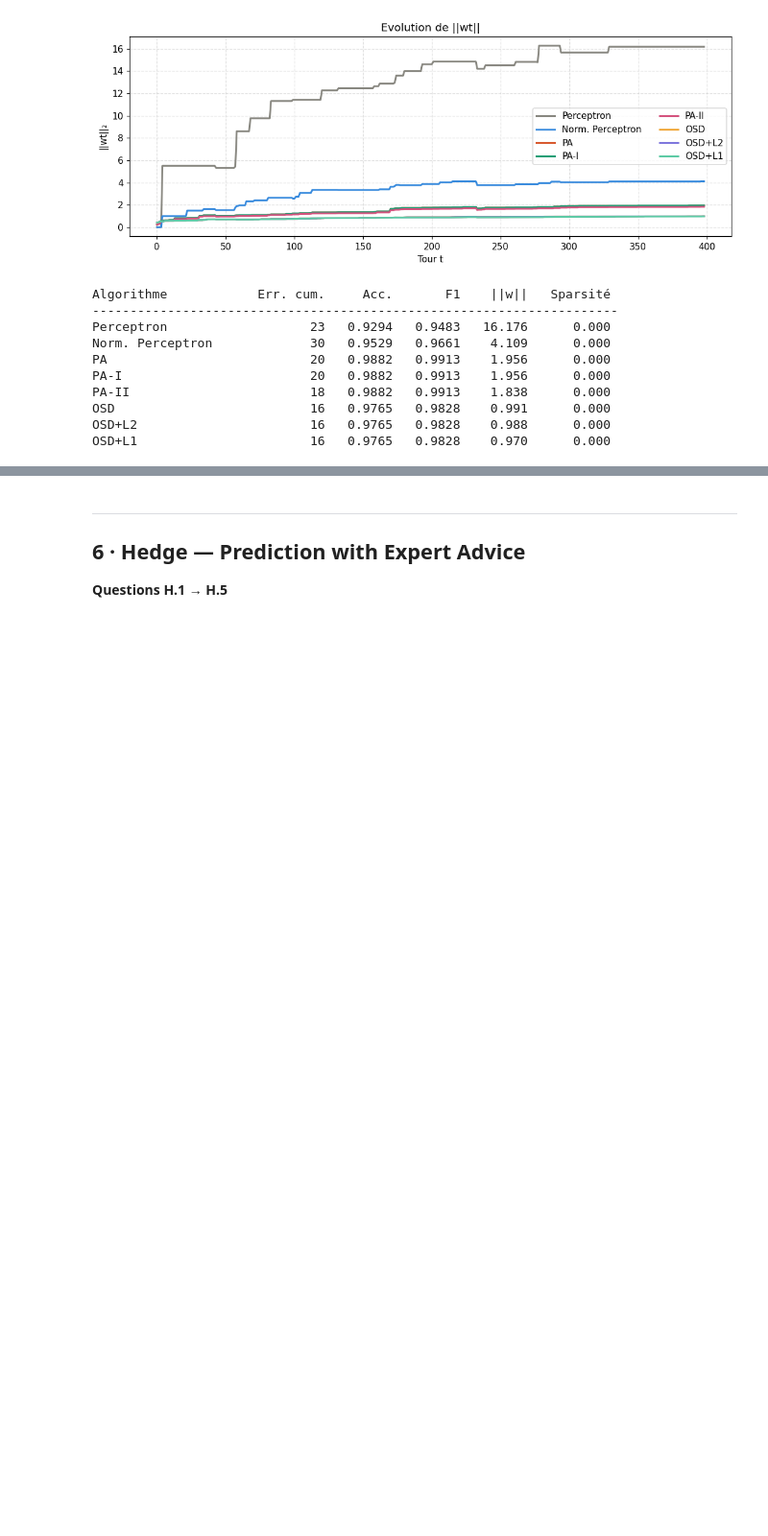
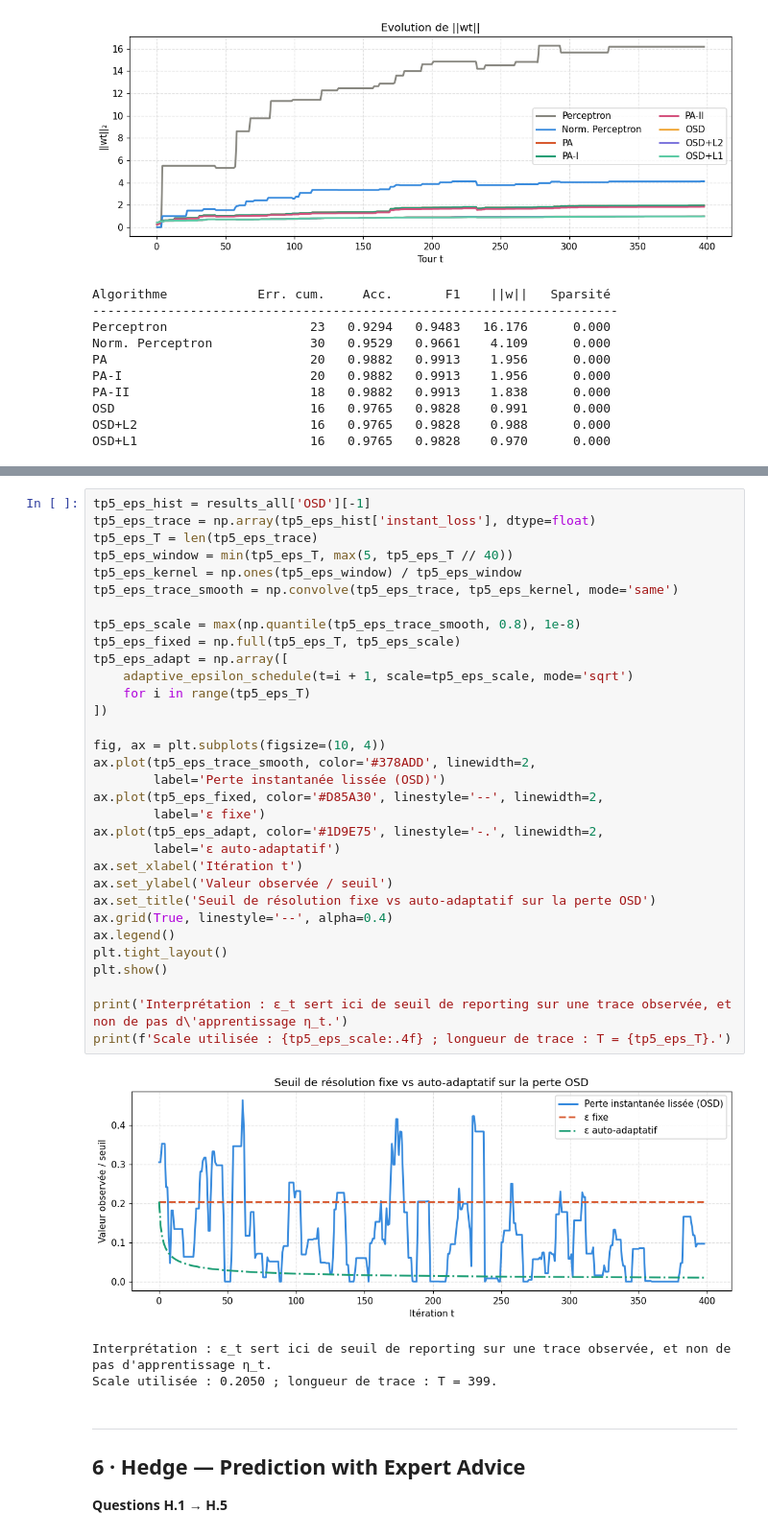
Before and after one commit to Eymeee/online-learning-from-scratch, a Jupyter notebook: TP5/TP5_online_supervised.ipynb, the cells around one changed output, grey strips where cells are left out. Shown at 96% size. Saved outputs shown, nothing was run; the diff lists cells and outputs as text; blank space fills up the shorter version.

```diff
--- a/TP5/TP5_online_supervised.ipynb
+++ b/TP5/TP5_online_supervised.ipynb
@@ -160,3 +177,39 @@ OSD+L1                       16   0.9765   0.9828    0.970      0.000
+# %%
+tp5_eps_hist = results_all['OSD'][-1]
+tp5_eps_trace = np.array(tp5_eps_hist['instant_loss'], dtype=float)
+tp5_eps_T = len(tp5_eps_trace)
+tp5_eps_window = min(tp5_eps_T, max(5, tp5_eps_T // 40))
+tp5_eps_kernel = np.ones(tp5_eps_window) / tp5_eps_window
+tp5_eps_trace_smooth = np.convolve(tp5_eps_trace, tp5_eps_kernel, mode='same')
+
+tp5_eps_scale = max(np.quantile(tp5_eps_trace_smooth, 0.8), 1e-8)
+tp5_eps_fixed = np.full(tp5_eps_T, tp5_eps_scale)
+tp5_eps_adapt = np.array([
+    adaptive_epsilon_schedule(t=i + 1, scale=tp5_eps_scale, mode='sqrt')
+    for i in range(tp5_eps_T)
+])
+
+fig, ax = plt.subplots(figsize=(10, 4))
+ax.plot(tp5_eps_trace_smooth, color='#378ADD', linewidth=2,
+        label='Perte instantanée lissée (OSD)')
+ax.plot(tp5_eps_fixed, color='#D85A30', linestyle='--', linewidth=2,
+        label='ε fixe')
+ax.plot(tp5_eps_adapt, color='#1D9E75', linestyle='-.', linewidth=2,
+        label='ε auto-adaptatif')
+ax.set_xlabel('Itération t')
+ax.set_ylabel('Valeur observée / seuil')
+ax.set_title('Seuil de résolution fixe vs auto-adaptatif sur la perte OSD')
+ax.grid(True, linestyle='--', alpha=0.4)
+ax.legend()
+plt.tight_layout()
+plt.show()
+
+print('Interprétation : ε_t sert ici de seuil de reporting sur une trace observée, et non de pas d\'apprentissage η_t.')
+print(f'Scale utilisée : {tp5_eps_scale:.4f} ; longueur de trace : T = {tp5_eps_T}.')
+# %% [output]
+[figure, added]
+Interprétation : ε_t sert ici de seuil de reporting sur une trace observée, et non de pas d'apprentissage η_t.
+Scale utilisée : 0.2050 ; longueur de trace : T = 399.
 # %% [markdown]
 ---
 ## 6 · Hedge — Prediction with Expert Advice
```
Also changed, not shown: parts of 5 cells of this notebook, 2 other files.
